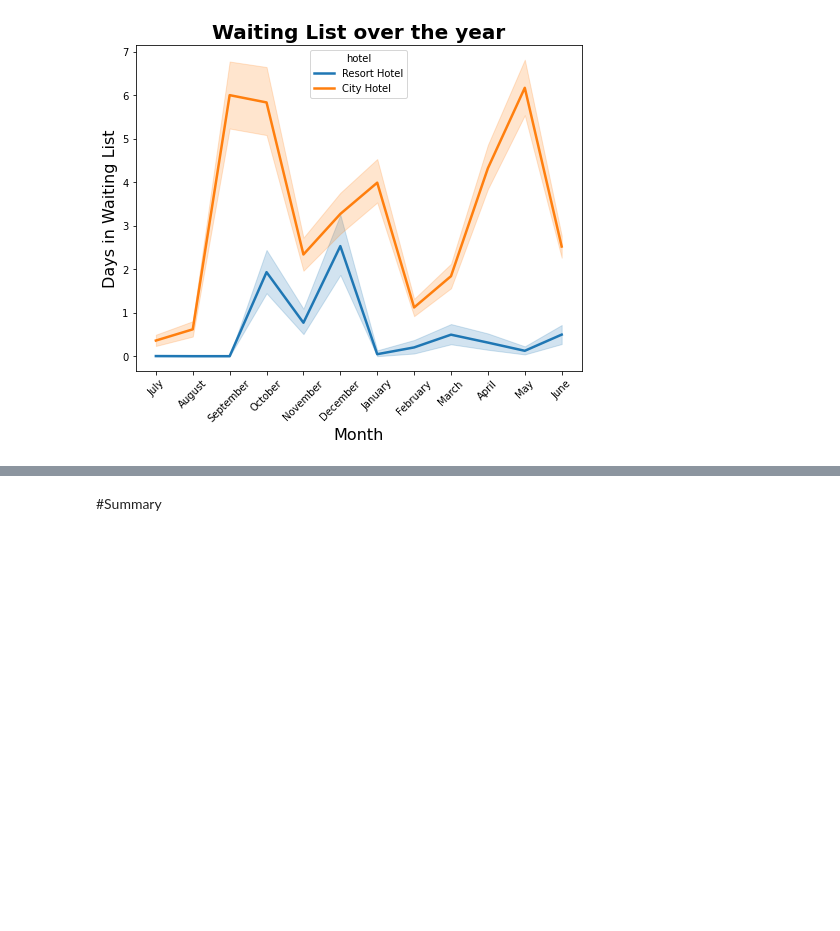
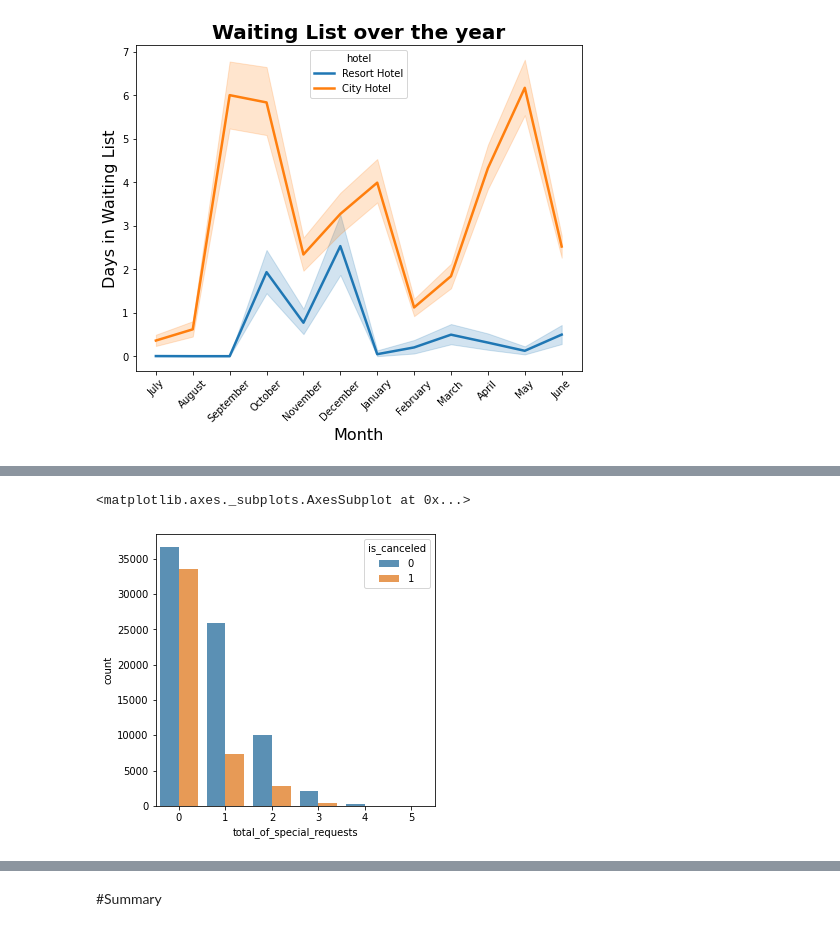
Before and after one commit to Sandeep-Kulukuri/Hotel_Booking_Analysis, a Jupyter notebook: Hotel_Booking_Analysis.ipynb, the cells around one changed output, grey strips where cells are left out. Drawn from its saved outputs; the diff is of its cells as text; code cells hidden in the pictures; blank space fills up the shorter version.

```diff
--- a/Hotel_Booking_Analysis.ipynb
+++ b/Hotel_Booking_Analysis.ipynb
@@ -1551,0 +1558,6 @@ plt.show()
+# %%
+plt.rcParams["figure.figsize"] = (5,5)
+sns.countplot(data=df,x='total_of_special_requests',hue='is_canceled',alpha=0.8)
+# %% [output]
+<matplotlib.axes._subplots.AxesSubplot at 0x...>
+[figure, added]
```
Also changed, not shown: parts of 23 cells of this notebook.
